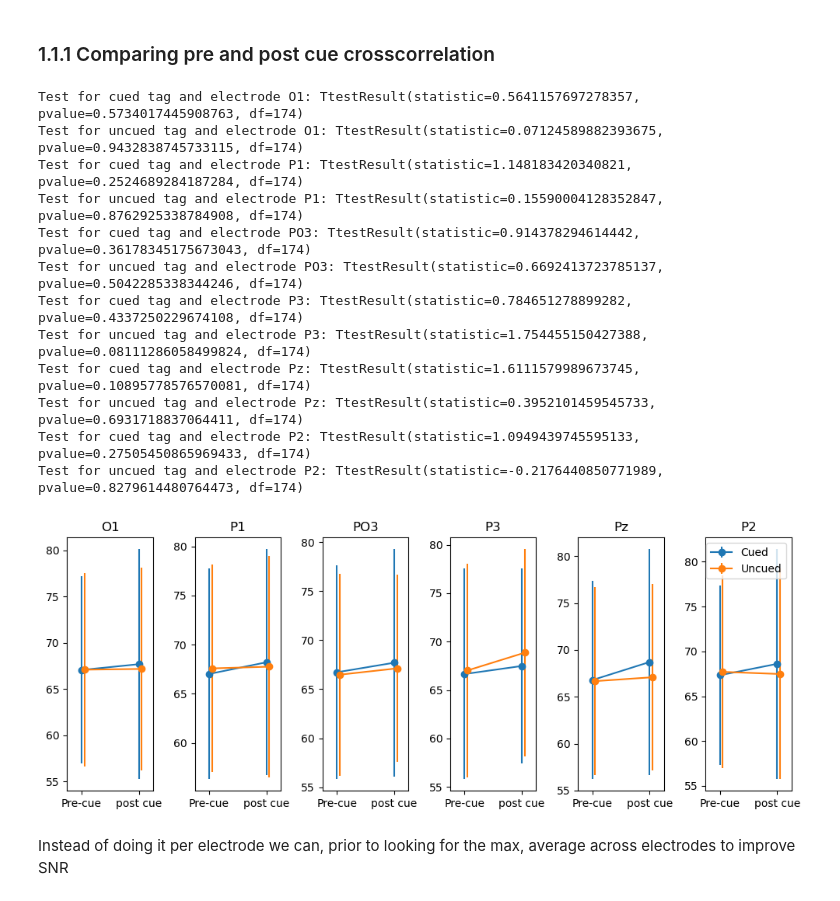
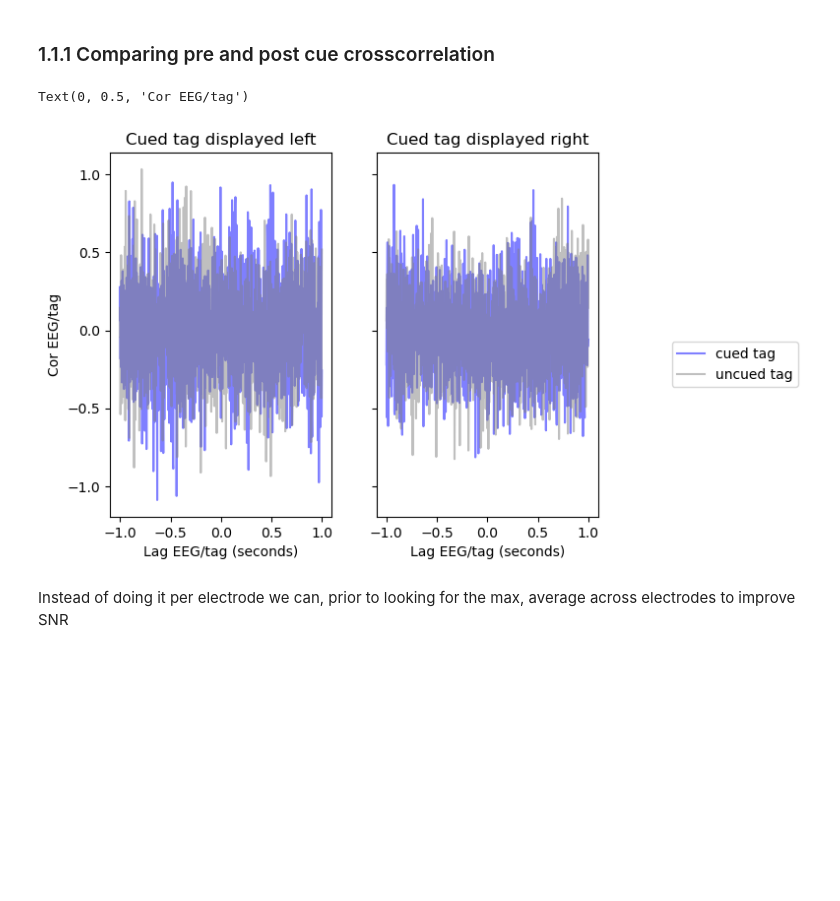
Before and after one commit to LpZamora/RIFT_thesis_expe1, a Jupyter notebook: 3_analysis_A1.ipynb, the cells around one changed output. Saved outputs shown, nothing was run; the diff lists cells and outputs as text; code cells hidden in the pictures; blank space fills up the shorter version.

Commit message:
Noise injection and debugging analysis based on it

```diff
--- a/3_analysis_A1.ipynb
+++ b/3_analysis_A1.ipynb
@@ -668,7 +668,3 @@ plt.plot(noise_stims[14,31,0,:].T)
 original_shape = noise_stims.shape
 new_shape = (original_shape[0] * original_shape[1],) + original_shape[2:]
 noise_stims_tr = np.reshape(noise_stims, new_shape)
-noise_stims_tr = {'trial_number':np.arange(noise_stims_tr.shape[0]), 'data':noise_stims_tr}
-
-#check if the number of retained noises trials is the same as the number of good epochs
-sum(np.isin(noise_stims_tr['trial_number'], epochs.metadata['trial_number'])) == len(epochs.metadata['trial_number'])
@@ -712,7 +706,10 @@ def cross_cor_nois(epochs_fun, noise, display_side_cued_tag, sampling_freq, elec
 
 
     # bandpass (60-80Hz) EEG data + crop from tmin to tmax
-    eeg.filter(l_freq=60, h_freq = 80, verbose=False).crop(tmin_eeg, tmax_eeg)
+    # Commented as badnaoss filter reduces the crosscorrelation as assesed by injecting noise
+    # eeg.filter(l_freq=60, h_freq = 80, verbose=False).crop(tmin_eeg, tmax_eeg)
+    # crop EEG data from tmin to tmax
+    eeg.crop(tmin_eeg, tmax_eeg)
 
     selection = eeg[f'cued_side == {display_side_cued_tag}'].selection
     eeg_arr = eeg[f'cued_side == {display_side_cued_tag}'].get_data(copy=False)
@@ -721,9 +718,9 @@ def cross_cor_nois(epochs_fun, noise, display_side_cued_tag, sampling_freq, elec
     tmin_noise = int(tmin_noise * sampling_freq)
     tmax_noise = int(tmax_noise * sampling_freq)
 
-
     # Select the tags on the same trials as the EEG and only the part of between tmin_noise and tmax_noise
-    noise_tags = noise_tags['data'][np.isin(noise_tags['trial_number'], selection),:,tmin_noise:tmax_noise+1]
+    # noise_tags = noise_tags['data'][np.isin(noise_tags['trial_number'], selection),:,tmin_noise:tmax_noise+1]
+    noise_tags = noise_tags[eeg.metadata['trial_number'][selection].values,:,tmin_noise:tmax_noise+1]
 
     # Loop over trials and electrodes to fill correlation matrices
     # Cross correlation is done in valid mode so the resulting shape in samples/times is len(eeg) - len(noise) + 1
@@ -783,42 +780,41 @@ Text(0, 0.5, 'Cor EEG/tag')
 # %% [markdown]
 ### 1.1.1 Comparing pre and post cue crosscorrelation
 # %%
-cor_with_cued = np.concatenate([cor_with_cued_for_cuedR,cor_with_cued_for_cuedL])
-cor_with_uncued = np.concatenate([cor_with_uncued_for_cuedR,cor_with_uncued_for_cuedL])
+# Compute cross-cor on time-window ?????
+sfreq = 480 # EEG and tag
+tmin_eeg, tmax_eeg = -1, 2
+tmin_noise, tmax_noise = 0, 1
 
-fig, ax = plt.subplots(1,6, figsize=(10,4), sharex=True)
-for i, elec in enumerate(best_electrodes):
-    max_precue_cued = cor_with_cued[:,i,:cor_with_cued.shape[-1]//2+1].max(axis=-1)
-    max_postcue_cued = cor_with_cued[:,i,cor_with_cued.shape[-1]//2:].max(axis=-1)
-    ax[i].errorbar(x=[0,1], y=[np.mean(max_precue_cued), np.mean(max_postcue_cued)],
-                    yerr=[np.std(max_precue_cued), np.std(max_postcue_cued)], fmt='o-', label='Cued')
-    print(f'Test for cued tag and electrode {elec}: {scipy.stats.ttest_rel(max_postcue_cued, max_precue_cued)}')
-    max_precue_uncued = cor_with_uncued[:,i,:cor_with_uncued.shape[-1]//2+1].max(axis=-1)
-    max_postcue_uncued = cor_with_uncued[:,i,cor_with_uncued.shape[-1]//2:].max(axis=-1)
 
-    ax[i].errorbar([0.05,1.05], [np.mean(max_precue_uncued), np.mean(max_postcue_uncued)],
-                    [np.std(max_precue_uncued), np.std(max_postcue_uncued)], fmt='o-', label='Uncued')
-    print(f'Test for uncued tag and electrode {elec}: {scipy.stats.ttest_rel(max_postcue_uncued,max_precue_uncued)}')
+cor_with_cued_for_cuedR, cor_with_uncued_for_cuedR, idx_cuedR, times = \
+    cross_cor_nois(epochs_fun = epochs_noistag, noise=noise_stims_tr, \
+    display_side_cued_tag = 'right', electrodes = best_electrodes,\
+    sampling_freq = sfreq, tmin_eeg=tmin_eeg, tmax_eeg=tmax_eeg, tmin_noise = tmin_noise, tmax_noise = tmax_noise)
 
-    ax[i].set_xticks([0,1],['Pre-cue', 'post cue'])
-    ax[i].set_title(elec)
-ax[-1].legend()
-plt.xlim(-.25, 1.25)
-plt.tight_layout()
+cor_with_cued_for_cuedL, cor_with_uncued_for_cuedL, idx_cuedL, times = \
+    cross_cor_nois(epochs_noistag, noise_stims_tr, 'left', electrodes = best_electrodes,\
+    sampling_freq = sfreq, tmin_eeg=tmin_eeg, tmax_eeg=tmax_eeg, tmin_noise = tmin_noise, tmax_noise = tmax_noise)
+
+# Plot
+fig, ax = plt.subplots(1,2, sharey=True, sharex=True)
+
+ax[0].plot(times,cor_with_cued_for_cuedL.mean(axis=(0,1)).T, color='blue', alpha=.5)
+ax[0].plot(times,cor_with_uncued_for_cuedL.mean(axis=(0,1)).T, color='grey', alpha=.5)
+
+ax[1].plot(times,cor_with_cued_for_cuedR.mean(axis=(0,1)).T, color='blue', label='cued tag', alpha=.5)
+ax[1].plot(times,cor_with_uncued_for_cuedR.mean(axis=(0,1)).T, color='grey', label='uncued tag', alpha=.5)
+
+
+ax[0].set_title('Cued tag displayed left');
+ax[1].set_title('Cued tag displayed right');
+
+ax[1].legend(bbox_to_anchor = (1.3,0.5))
+ax[0].set_xlabel('Lag EEG/tag (seconds)')
+ax[1].set_xlabel('Lag EEG/tag (seconds)')
+ax[0].set_ylabel('Cor EEG/tag')
 # %% [output]
-Test for cued tag and electrode O1: TtestResult(statistic=0.5641157697278357, pvalue=0.5734017445908763, df=174)
-Test for uncued tag and electrode O1: TtestResult(statistic=0.07124589882393675, pvalue=0.9432838745733115, df=174)
-Test for cued tag and electrode P1: TtestResult(statistic=1.148183420340821, pvalue=0.2524689284187284, df=174)
-Test for uncued tag and electrode P1: TtestResult(statistic=0.15590004128352847, pvalue=0.8762925338784908, df=174)
-Test for cued tag and electrode PO3: TtestResult(statistic=0.914378294614442, pvalue=0.36178345175673043, df=174)
-Test for uncued tag and electrode PO3: TtestResult(statistic=0.6692413723785137, pvalue=0.5042285338344246, df=174)
-Test for cued tag and electrode P3: TtestResult(statistic=0.784651278899282, pvalue=0.4337250229674108, df=174)
-Test for uncued tag and electrode P3: TtestResult(statistic=1.754455150427388, pvalue=0.08111286058499824, df=174)
-Test for cued tag and electrode Pz: TtestResult(statistic=1.6111579989673745, pvalue=0.10895778576570081, df=174)
-Test for uncued tag and electrode Pz: TtestResult(statistic=0.3952101459545733, pvalue=0.6931718837064411, df=174)
-Test for cued tag and electrode P2: TtestResult(statistic=1.0949439745595133, pvalue=0.27505450865969433, df=174)
-Test for uncued tag and electrode P2: TtestResult(statistic=-0.2176440850771989, pvalue=0.8279614480764473, df=174)
+Text(0, 0.5, 'Cor EEG/tag')
-[figure, old version]
+[figure, new version]
 # %% [markdown]
 Instead of doing it per electrode we can, prior to looking for the max, average across electrodes to improve SNR
 # %%
```
Also changed, not shown: parts of 8 cells of this notebook, 5 other files.
